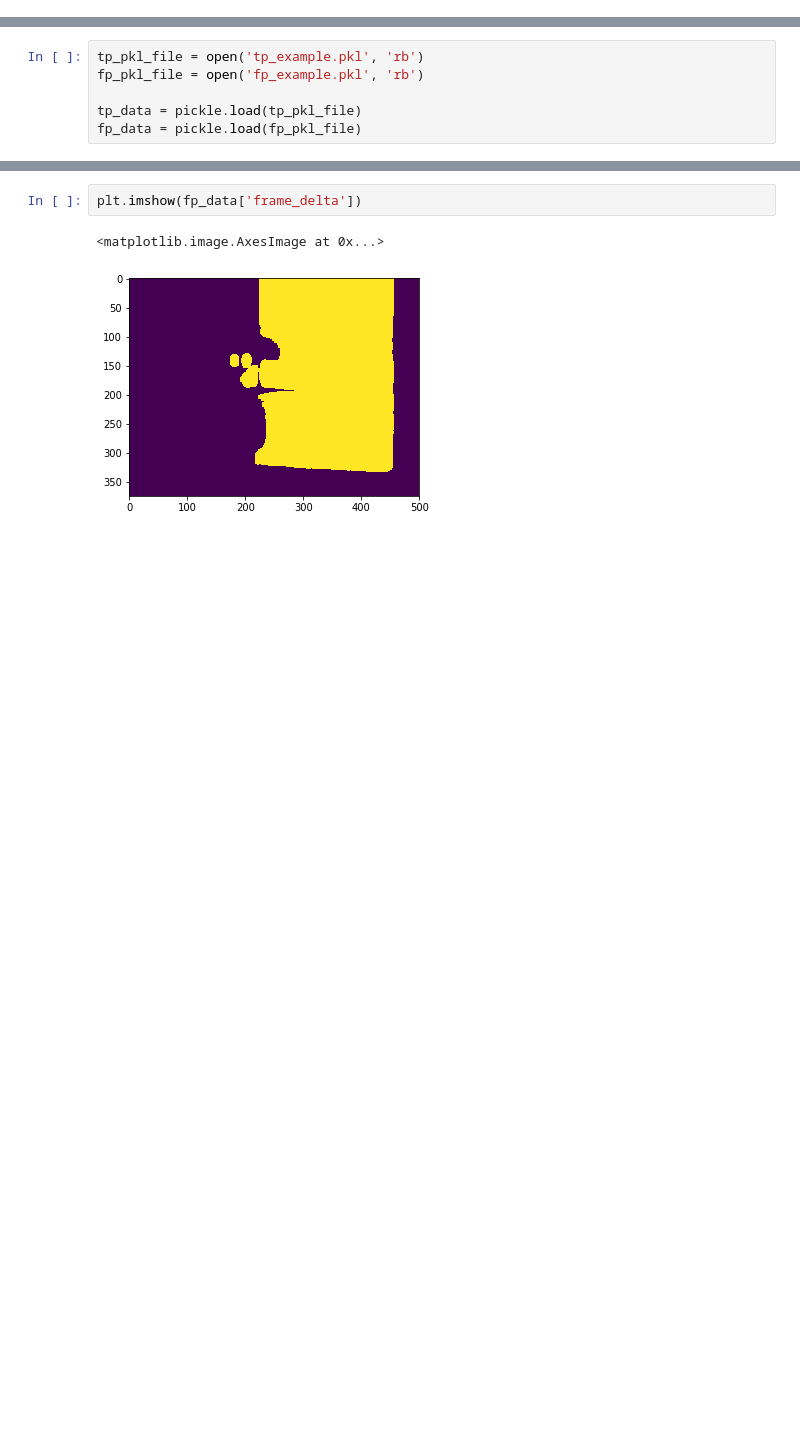
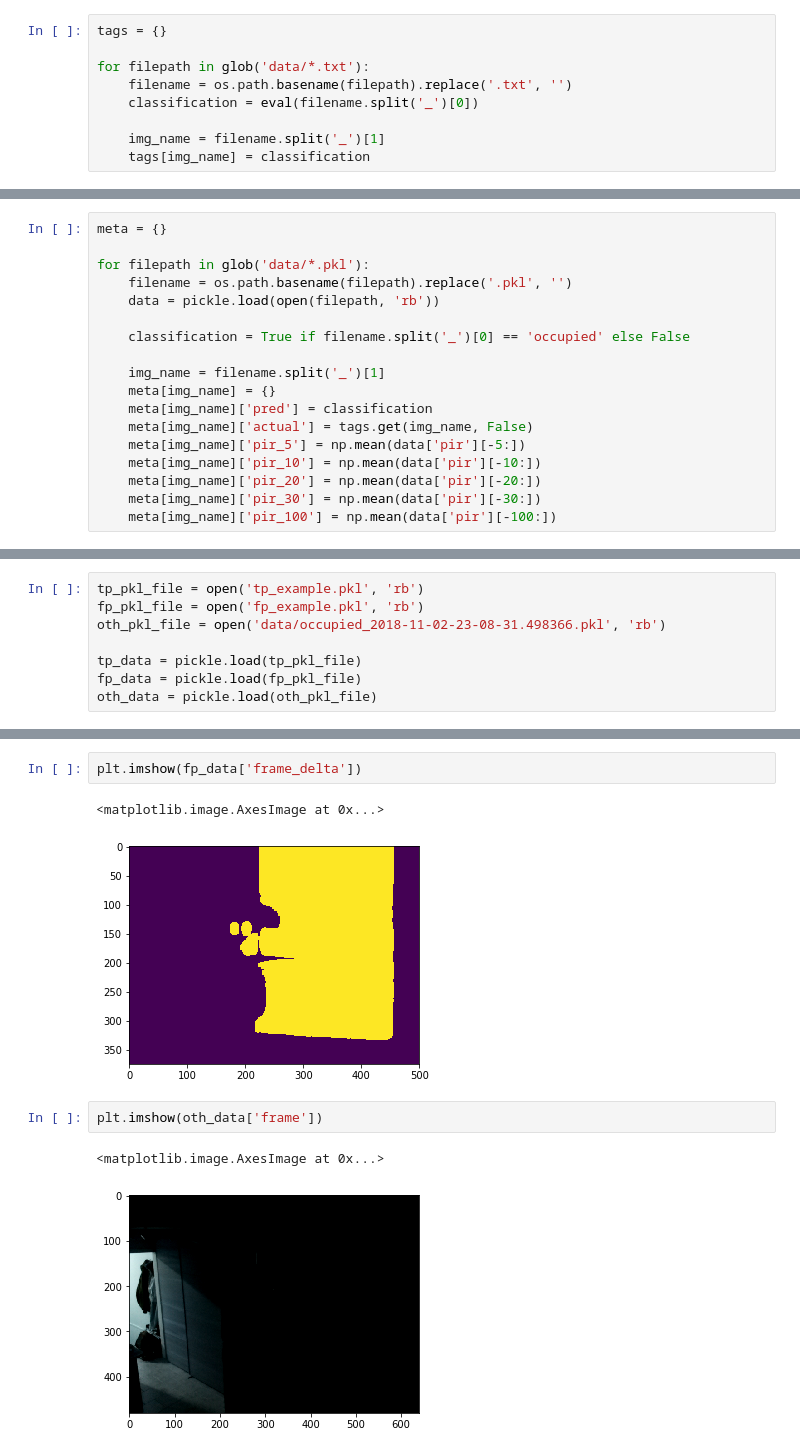
Before and after one commit to ian-whitestone/rpi-security-system, a Jupyter notebook: analysis/analysis.ipynb, the cells around one changed output, grey strips where cells are left out. Saved outputs shown, nothing was run; the diff lists cells and outputs as text; blank space fills up the shorter version.

```diff
--- a/analysis/analysis.ipynb
+++ b/analysis/analysis.ipynb
@@ -5,0 +13,9 @@ from matplotlib import pyplot as plt
+# %%
+tags = {}
+
+for filepath in glob('data/*.txt'):
+    filename = os.path.basename(filepath).replace('.txt', '')
+    classification = eval(filename.split('_')[0])
+
+    img_name = filename.split('_')[1]
+    tags[img_name] = classification
@@ -5,0 +24,18 @@ from matplotlib import pyplot as plt
+# %%
+meta = {}
+
+for filepath in glob('data/*.pkl'):
+    filename = os.path.basename(filepath).replace('.pkl', '')
+    data = pickle.load(open(filepath, 'rb'))
+
+    classification = True if filename.split('_')[0] == 'occupied' else False
+
+    img_name = filename.split('_')[1]
+    meta[img_name] = {}
+    meta[img_name]['pred'] = classification
+    meta[img_name]['actual'] = tags.get(img_name, False)
+    meta[img_name]['pir_5'] = np.mean(data['pir'][-5:])
+    meta[img_name]['pir_10'] = np.mean(data['pir'][-10:])
+    meta[img_name]['pir_20'] = np.mean(data['pir'][-20:])
+    meta[img_name]['pir_30'] = np.mean(data['pir'][-30:])
+    meta[img_name]['pir_100'] = np.mean(data['pir'][-100:])
@@ -6,9 +94,11 @@ from matplotlib import pyplot as plt
 # %%
 tp_pkl_file = open('tp_example.pkl', 'rb')
 fp_pkl_file = open('fp_example.pkl', 'rb')
+oth_pkl_file = open('data/occupied_2018-11-02-23-08-31.498366.pkl', 'rb')
 
 tp_data = pickle.load(tp_pkl_file)
 fp_data = pickle.load(fp_pkl_file)
+oth_data = pickle.load(oth_pkl_file)
 # %%
 print (np.mean(tp_data['pir']))
 print (np.mean(tp_data['pir'][-10:]))
@@ -41,3 +131,8 @@ plt.imshow(fp_data['frame_delta'])
 # %% [output]
 <matplotlib.image.AxesImage at 0x...>
 [figure]
+# %%
+plt.imshow(oth_data['frame'])
+# %% [output]
+<matplotlib.image.AxesImage at 0x...>
+[figure, added]
```
Also changed, not shown: parts of 13 cells of this notebook, 2 other files.
